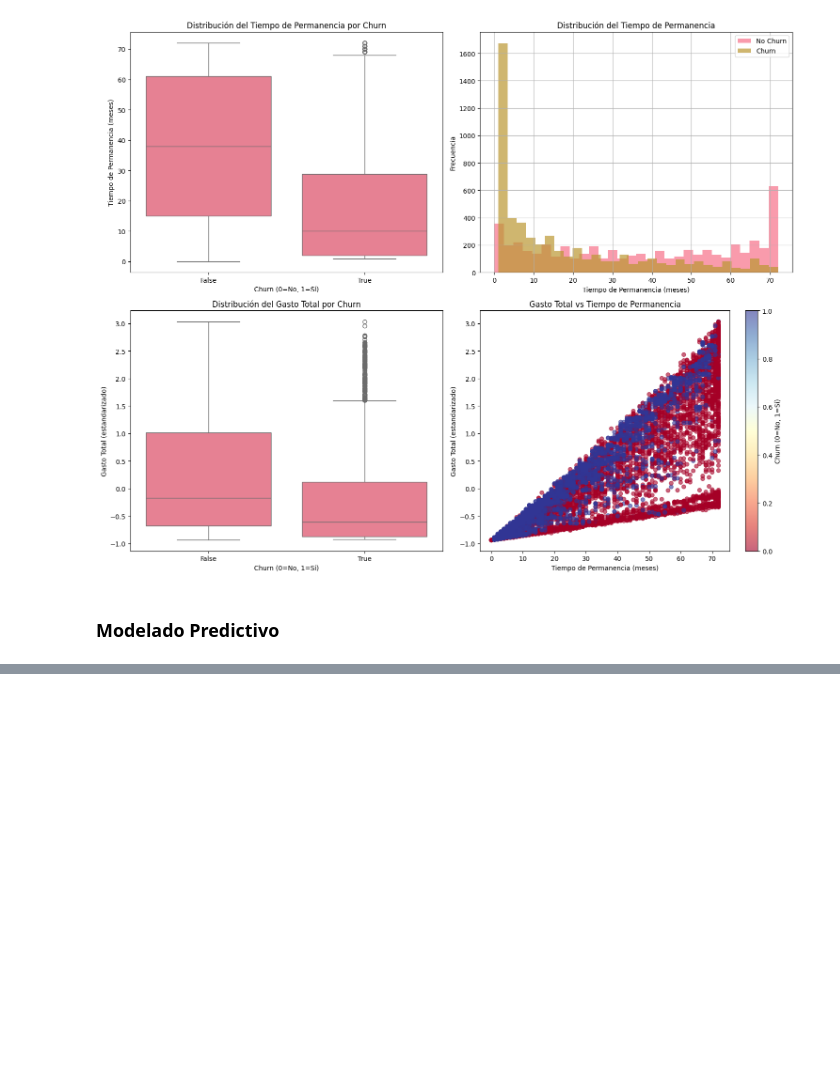
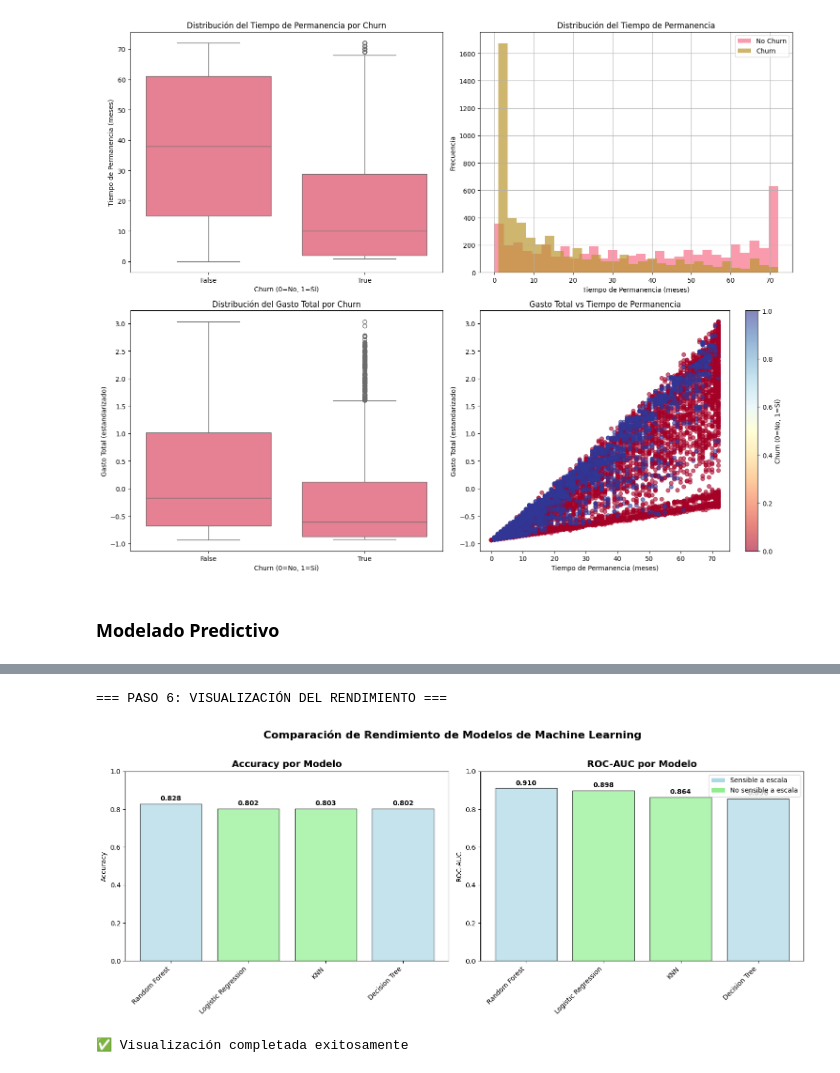
Before and after one commit to Smejia2002/telecomX_prediction, a Jupyter notebook: notebooks/telecomX_parte2.ipynb, the cells around one changed output, grey strips where cells are left out. Saved outputs shown, nothing was run; the diff lists cells and outputs as text; code cells hidden in the pictures; blank space fills up the shorter version.

Commit message:
modelo predictivo

```diff
--- a/notebooks/telecomX_parte2.ipynb
+++ b/notebooks/telecomX_parte2.ipynb
@@ -267,0 +825,59 @@ plt.show()
+# %%
+# PASO 6: VISUALIZACIÓN DEL RENDIMIENTO DE LOS MODELOS
+
+print("\n=== PASO 6: VISUALIZACIÓN DEL RENDIMIENTO ===")
+
+# Crear visualización comparativa
+fig, axes = plt.subplots(1, 2, figsize=(15, 6))
+
+# Gráfico 1: Accuracy por modelo
+modelos = df_comparacion['Modelo']
+accuracy_values = df_comparacion['Accuracy']
+colores = ['lightblue' if 'sensible' in tipo else 'lightgreen'
+          for tipo in df_comparacion['Tipo']]
+
+bars1 = axes[0].bar(range(len(modelos)), accuracy_values, color=colores, alpha=0.7, edgecolor='black')
+axes[0].set_title('Accuracy por Modelo', fontweight='bold', fontsize=14)
+axes[0].set_ylabel('Accuracy')
+axes[0].set_xticks(range(len(modelos)))
+axes[0].set_xticklabels(modelos, rotation=45, ha='right')
+axes[0].set_ylim(0, 1)
+
+# Agregar valores en las barras
+for i, (bar, valor) in enumerate(zip(bars1, accuracy_values)):
+    height = bar.get_height()
+    axes[0].text(bar.get_x() + bar.get_width()/2., height + 0.01,
+                f'{valor:.3f}', ha='center', va='bottom', fontweight='bold')
+
+# Gráfico 2: ROC-AUC por modelo
+roc_values = df_comparacion['ROC-AUC']
+
+bars2 = axes[1].bar(range(len(modelos)), roc_values, color=colores, alpha=0.7, edgecolor='black')
+axes[1].set_title('ROC-AUC por Modelo', fontweight='bold', fontsize=14)
+axes[1].set_ylabel('ROC-AUC')
+axes[1].set_xticks(range(len(modelos)))
+axes[1].set_xticklabels(modelos, rotation=45, ha='right')
+axes[1].set_ylim(0, 1)
+
+# Agregar valores en las barras
+for i, (bar, valor) in enumerate(zip(bars2, roc_values)):
+    height = bar.get_height()
+    axes[1].text(bar.get_x() + bar.get_width()/2., height + 0.01,
+                f'{valor:.3f}', ha='center', va='bottom', fontweight='bold')
+
+# Leyenda
+from matplotlib.patches import Patch
+legend_elements = [Patch(facecolor='lightblue', label='Sensible a escala'),
+                  Patch(facecolor='lightgreen', label='No sensible a escala')]
+axes[1].legend(handles=legend_elements, loc='upper right')
+
+plt.suptitle('Comparación de Rendimiento de Modelos de Machine Learning',
+             fontsize=16, fontweight='bold', y=1.02)
+plt.tight_layout()
+plt.show()
+
+print("✅ Visualización completada exitosamente")
+# %% [output]
+=== PASO 6: VISUALIZACIÓN DEL RENDIMIENTO ===
+[figure, added]
+✅ Visualización completada exitosamente
```
Also changed, not shown: parts of 18 cells of this notebook.
